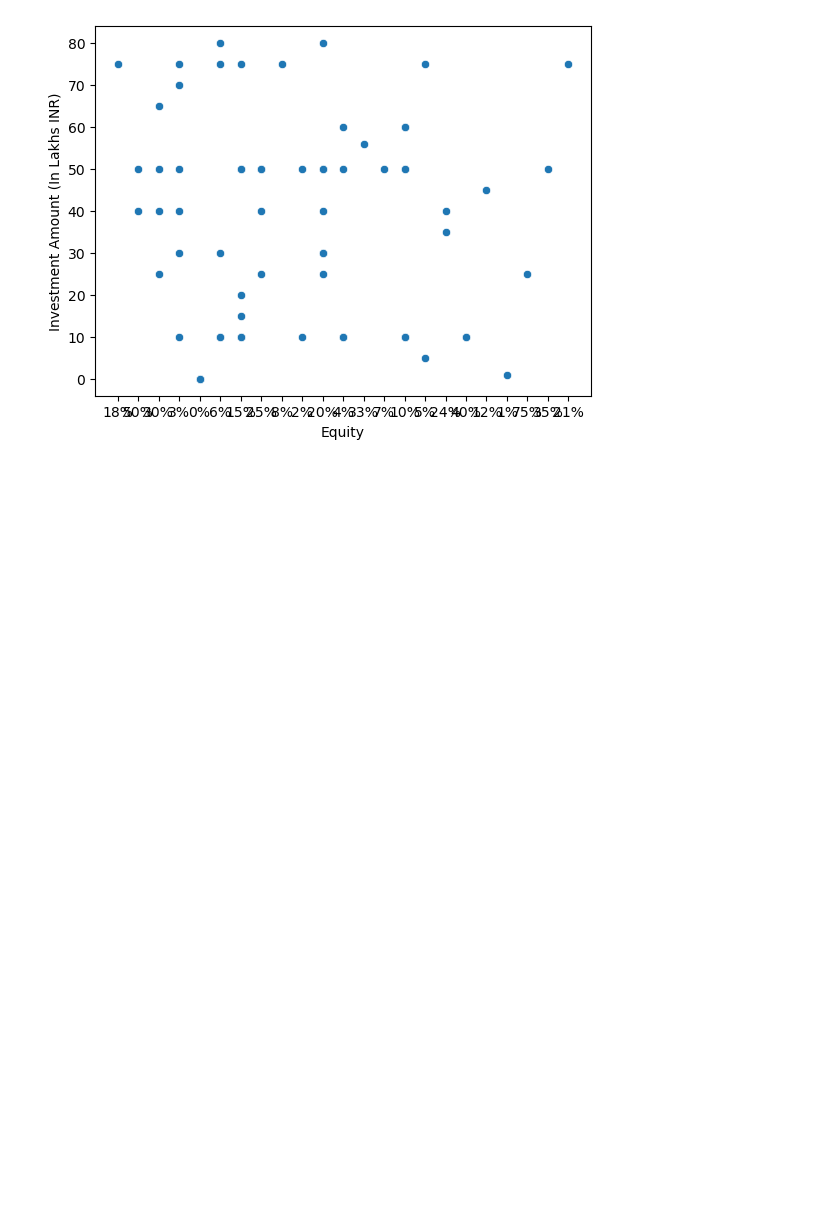
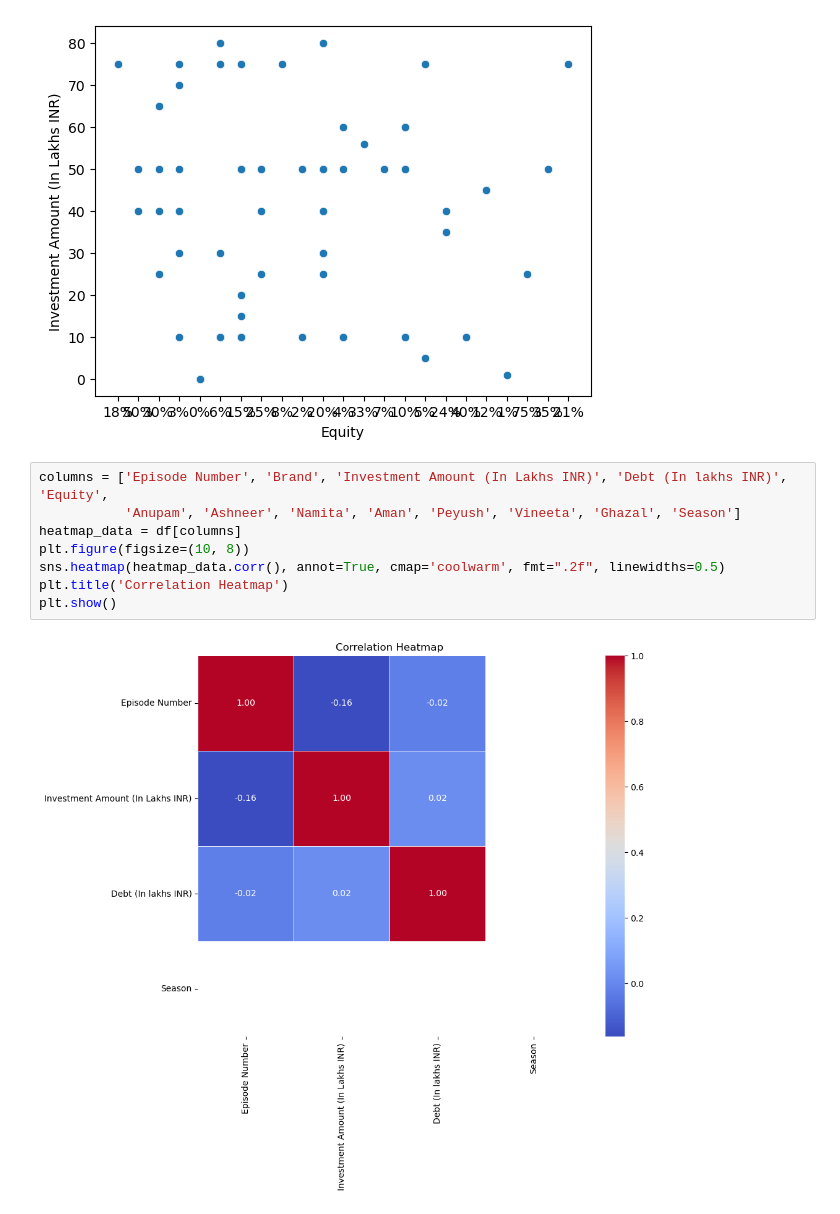
Before and after one commit to BS-World/Kaggle-Project, a Jupyter notebook: shark-tank-india-data-analysis.ipynb, the cells around one changed output. Drawn from its saved outputs; the diff is of its cells as text; blank space fills up the shorter version.

Commit message:
Kaggle Notebook | Shark Tank India Data Analysis📈📉 | Version 4

```diff
--- a/shark-tank-india-data-analysis.ipynb
+++ b/shark-tank-india-data-analysis.ipynb
@@ -273,4 +287,14 @@ sns.scatterplot(x='Equity', y='Investment Amount (In Lakhs INR)', data=df)
 plt.show()
 # %% [output]
 [figure]
+# %%
+columns = ['Episode Number', 'Brand', 'Investment Amount (In Lakhs INR)', 'Debt (In lakhs INR)', 'Equity',
+           'Anupam', 'Ashneer', 'Namita', 'Aman', 'Peyush', 'Vineeta', 'Ghazal', 'Season']
+heatmap_data = df[columns]
+plt.figure(figsize=(10, 8))
+sns.heatmap(heatmap_data.corr(), annot=True, cmap='coolwarm', fmt=".2f", linewidths=0.5)
+plt.title('Correlation Heatmap')
+plt.show()
+# %% [output]
+[figure, added]
 # %% [markdown]
```
Also changed, not shown: parts of 14 cells of this notebook.
